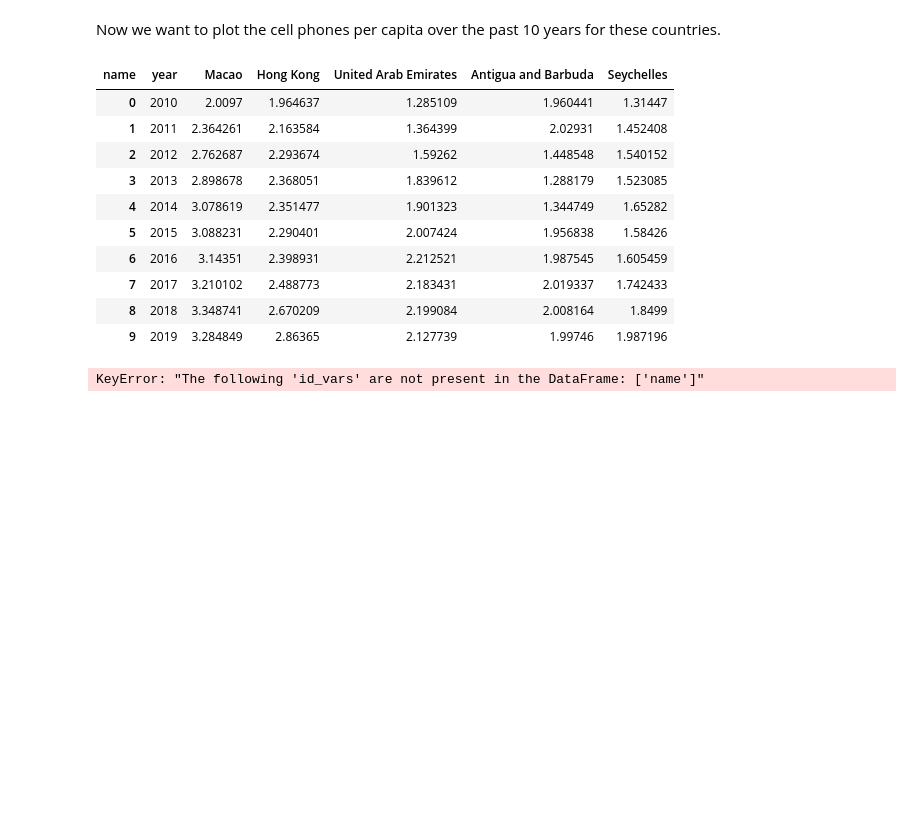
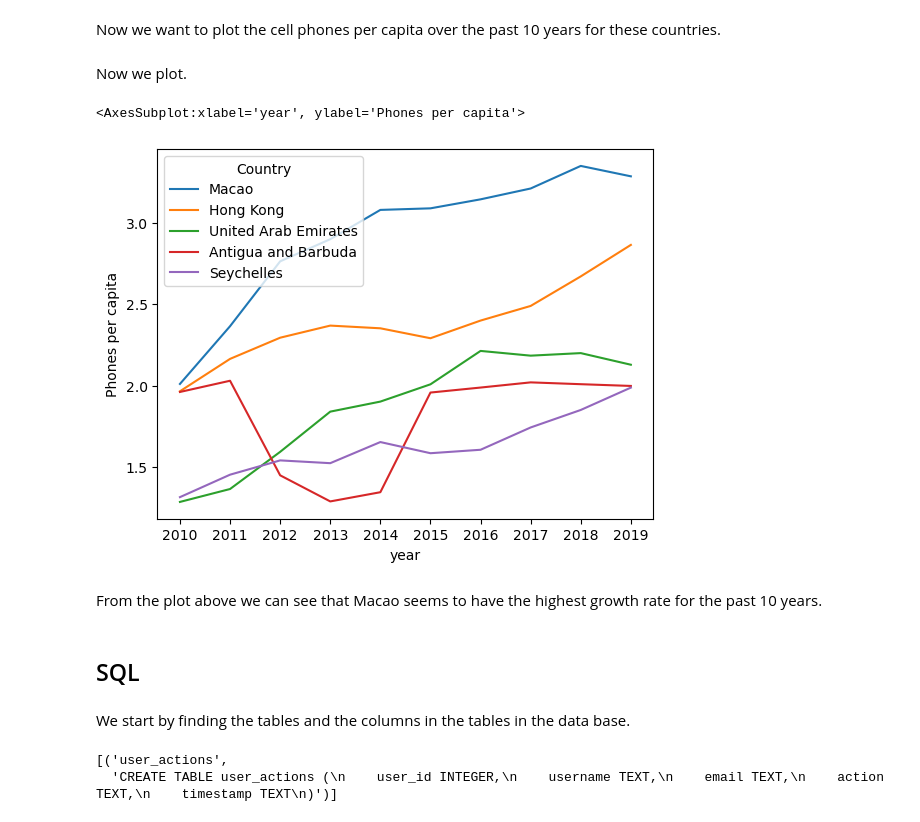
Before and after one commit to majaelm/su-mt4007, a Jupyter notebook: HW4/HW4.ipynb, the cells around one changed output. Saved outputs shown, nothing was run; the diff lists cells and outputs as text; code cells hidden in the pictures; blank space fills up the shorter version.

```diff
--- a/HW4/HW4.ipynb
+++ b/HW4/HW4.ipynb
@@ -149,20 +151,19 @@ percap.sort_values('2019', axis=1, ascending = False).tail().iloc[:, :5]
 Now we want to plot the cell phones per capita over the past 10 years for these countries.
 # %%
 top_5 = percap.sort_values('2019', axis=1, ascending = False).tail(10).iloc[:, :5].reset_index()
-top_5
-# %% [output]
-| name | year | Macao | Hong Kong | United Arab Emirates | Antigua and Barbuda | Seychelles |
-| 0 | 2010 | 2.0097 | 1.964637 | 1.285109 | 1.960441 | 1.31447 |
-| 1 | 2011 | 2.364261 | 2.163584 | 1.364399 | 2.02931 | 1.452408 |
-| 2 | 2012 | 2.762687 | 2.293674 | 1.59262 | 1.448548 | 1.540152 |
-| 3 | 2013 | 2.898678 | 2.368051 | 1.839612 | 1.288179 | 1.523085 |
-| 4 | 2014 | 3.078619 | 2.351477 | 1.901323 | 1.344749 | 1.65282 |
-| 5 | 2015 | 3.088231 | 2.290401 | 2.007424 | 1.956838 | 1.58426 |
-| 6 | 2016 | 3.14351 | 2.398931 | 2.212521 | 1.987545 | 1.605459 |
-| 7 | 2017 | 3.210102 | 2.488773 | 2.183431 | 2.019337 | 1.742433 |
-| 8 | 2018 | 3.348741 | 2.670209 | 2.199084 | 2.008164 | 1.8499 |
-| 9 | 2019 | 3.284849 | 2.86365 | 2.127739 | 1.99746 | 1.987196 |
+# %% [markdown]
+Now we plot.
 # %%
-df_melted = top_5.melt(id_vars=["name"], var_name="Country", value_name="Value")
+#HJÄÄÄÄÄÄLP
+
+# Omvandla DataFrame till long-form
+top_5_melted = top_5.melt(id_vars=["year"], var_name="Country", value_name="Phones per capita")
+
+sns.lineplot(data=top_5_melted, x="year", y="Phones per capita", hue="Country")
 # %% [output]
-KeyError: "The following 'id_vars' are not present in the DataFrame: ['name']"
+<AxesSubplot:xlabel='year', ylabel='Phones per capita'>
+[figure, added]
+# %% [markdown]
+From the plot above we can see that Macao seems to have the highest growth rate for the past 10 years.
+# %% [markdown]
+## SQL
@@ -168,0 +173,8 @@ KeyError: "The following 'id_vars' are not present in the DataFrame: ['name']"
+# %% [markdown]
+We start by finding the tables and the columns in the tables in the data base.
+# %%
+tables = list(cursor.execute("SELECT name,sql FROM sqlite_master WHERE type='table';"))
+tables
+# %% [output]
+[('user_actions',
+  'CREATE TABLE user_actions (\n    user_id INTEGER,\n    username TEXT,\n    email TEXT,\n    action TEXT,\n    timestamp TEXT\n)')]
```
Also changed, not shown: parts of 14 cells of this notebook, 1 other file.
